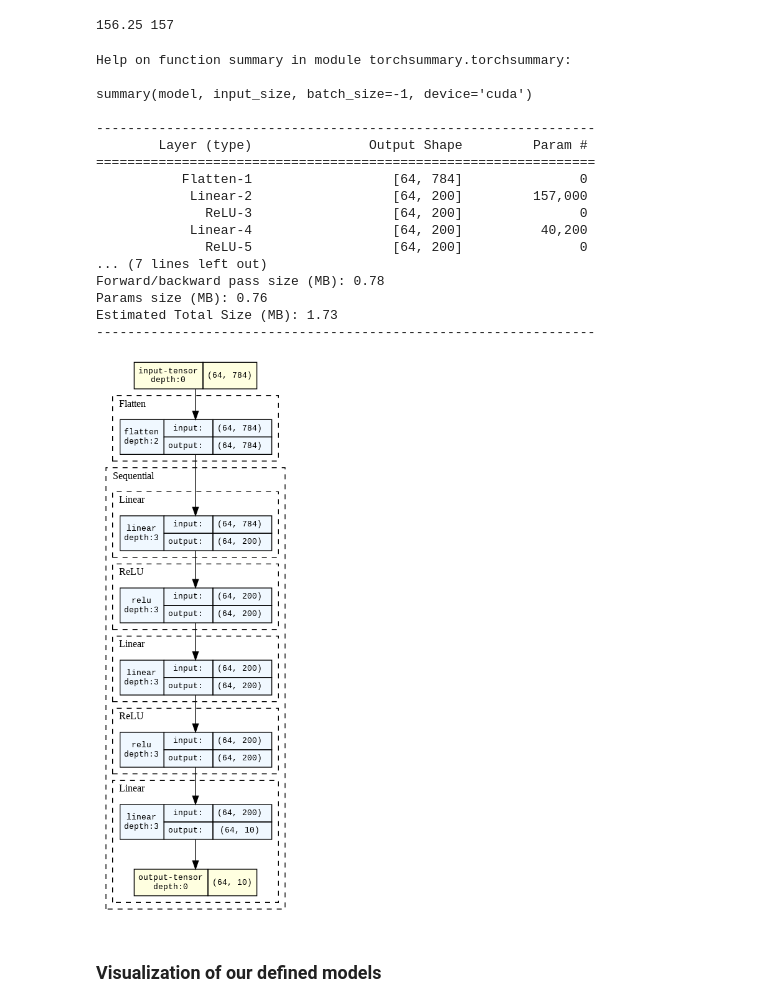
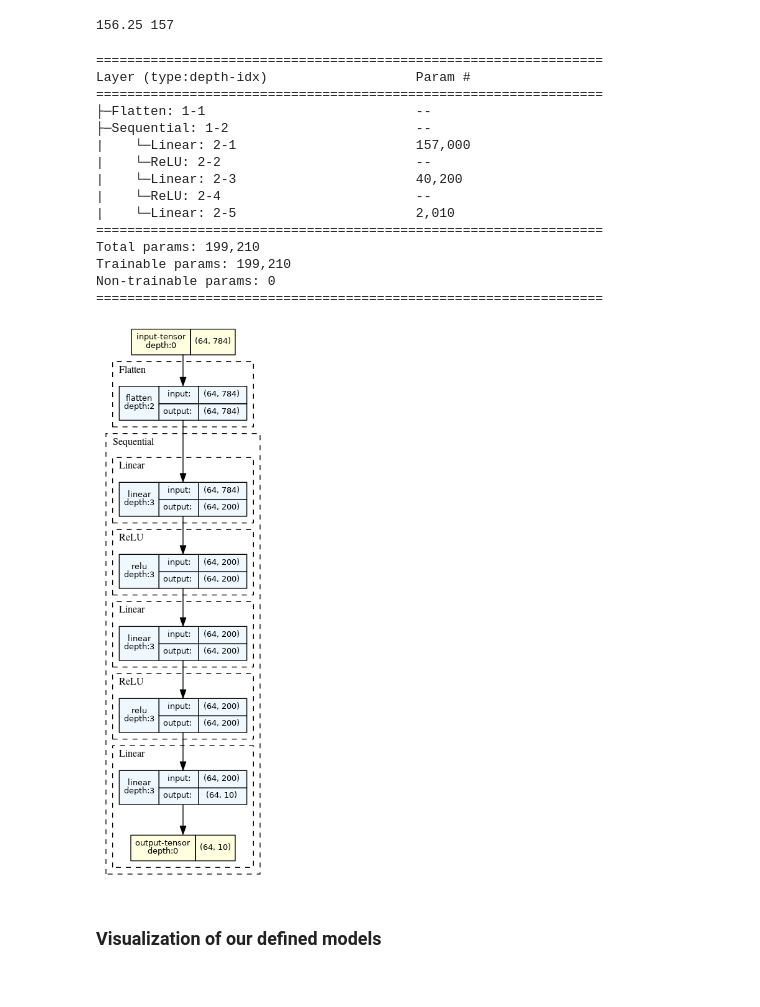
Before and after one commit to wai-ming-chan/fed_avg, a Jupyter notebook: sanityCheck_MNIST.ipynb, the cells around one changed output. Drawn from its saved outputs; the diff is of its cells as text; code cells hidden in the pictures.

```diff
--- a/sanityCheck_MNIST.ipynb
+++ b/sanityCheck_MNIST.ipynb
@@ -130,7 +133,7 @@ model = NeuralNetwork().to(device)
 # print(model)
 
 from torchsummary import summary
-help(summary)
+# help(summary)
 # summary(model, input_size=(1,784), batch_size=bs)
 
 
@@ -143,51 +146,49 @@ class MNIST_2NN(nn.Module):
             nn.Linear(28*28, 200),
             nn.ReLU(),
             nn.Linear(200, 200),
             nn.ReLU(),
             nn.Linear(200, 10)
         )
 
     def forward(self, x):
         x = self.flatten(x)
         logits = self.linear_relu_stack(x)
         return logits
 
 
 model_2NN = MNIST_2NN().to(device)
 summary(model_2NN, input_size=(1,784), batch_size=bs)
 
 
 model_graph = draw_graph(
   model_2NN,
   input_size=(bs,784),
   graph_name='my2NN',
   hide_inner_tensors=True,
   hide_module_functions=False,
   expand_nested=True,
   roll=True, # rolls recursive models
   save_graph=True
 )
 model_graph.visual_graph
 #-----------------------------------------------------------------------
 # %% [output]
-Help on function summary in module torchsummary.torchsummary:
-
-summary(model, input_size, batch_size=-1, device='cuda')
-
-----------------------------------------------------------------
-        Layer (type)               Output Shape         Param #
-================================================================
-           Flatten-1                  [64, 784]               0
-            Linear-2                  [64, 200]         157,000
-              ReLU-3                  [64, 200]               0
-            Linear-4                  [64, 200]          40,200
-              ReLU-5                  [64, 200]               0
-... (7 lines left out)
-Forward/backward pass size (MB): 0.78
-Params size (MB): 0.76
-Estimated Total Size (MB): 1.73
-----------------------------------------------------------------
+=================================================================
+Layer (type:depth-idx)                   Param #
+=================================================================
+├─Flatten: 1-1                           --
+├─Sequential: 1-2                        --
+|    └─Linear: 2-1                       157,000
+|    └─ReLU: 2-2                         --
+|    └─Linear: 2-3                       40,200
+|    └─ReLU: 2-4                         --
+|    └─Linear: 2-5                       2,010
+=================================================================
+Total params: 199,210
+Trainable params: 199,210
+Non-trainable params: 0
+=================================================================
-[figure, old version]
+[figure, new version]
 # %% [markdown]
 ### Visualization of our defined models
 # %%
```
Also changed, not shown: parts of 3 cells of this notebook, 12 other files.
